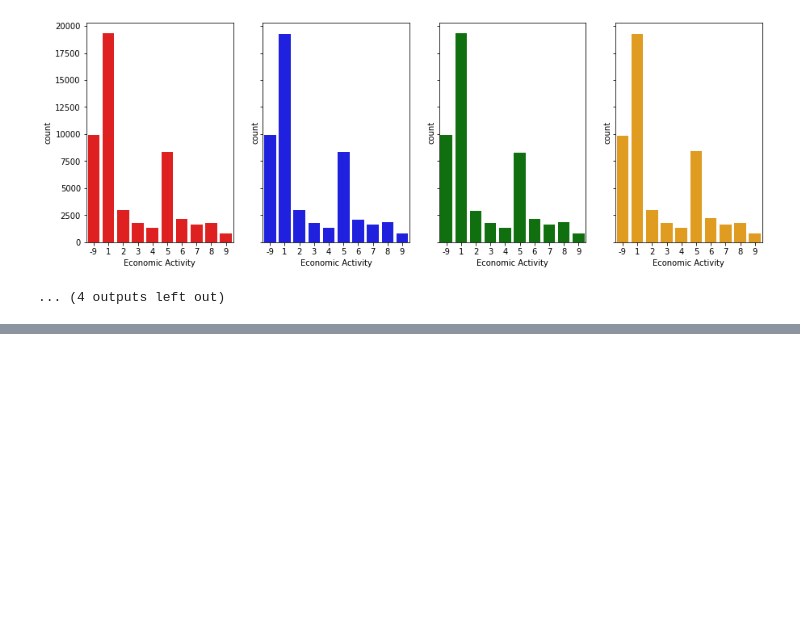
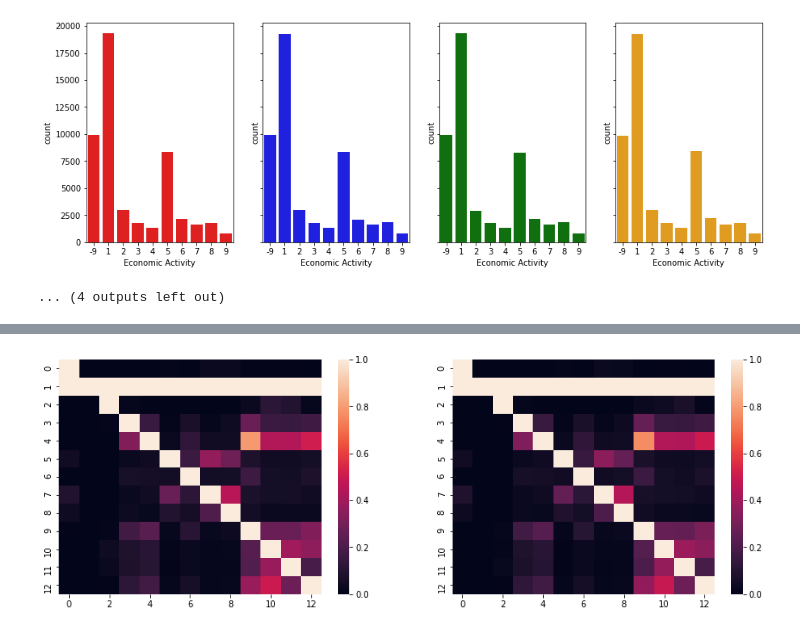
Before and after one commit to alan-turing-institute/QUIPP-pipeline, a Jupyter notebook: notebooks/Census 2011 Microdata - Synthetic Data Generation with QUIPP.ipynb, the cells around one changed output, grey strips where cells are left out. Saved outputs shown, nothing was run; the diff lists cells and outputs as text; code cells hidden in the pictures; blank space fills up the shorter version.

```diff
--- a/notebooks/Census 2011 Microdata - Synthetic Data Generation with QUIPP.ipynb
+++ b/notebooks/Census 2011 Microdata - Synthetic Data Generation with QUIPP.ipynb
@@ -116,0 +187,12 @@ for col in interesting_columns: # normalise y axis if possible
+# %%
+with open('../synth-output/2011-census-test-5-synthpop-cart/utility_correlations.json') as jsonFile:
+    utility_correlations = json.load(jsonFile)
+    jsonFile.close()
+# %%
+fig, ax = plt.subplots(1,2)
+sns.heatmap(utility_correlations['Theils_U_Original'], ax=ax[0])
+sns.heatmap(utility_correlations['Theils_U_Released'], ax=ax[1])
+fig.set_size_inches(15, 5)
+fig.show()
+# %% [output]
+[figure, added]
```
Also changed, not shown: parts of 11 cells of this notebook.
